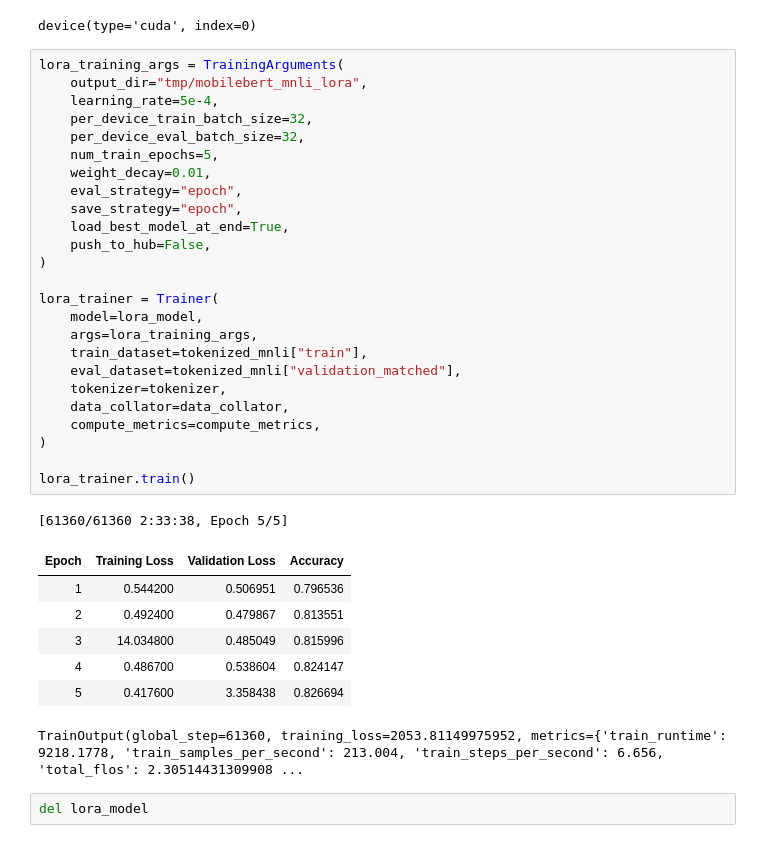
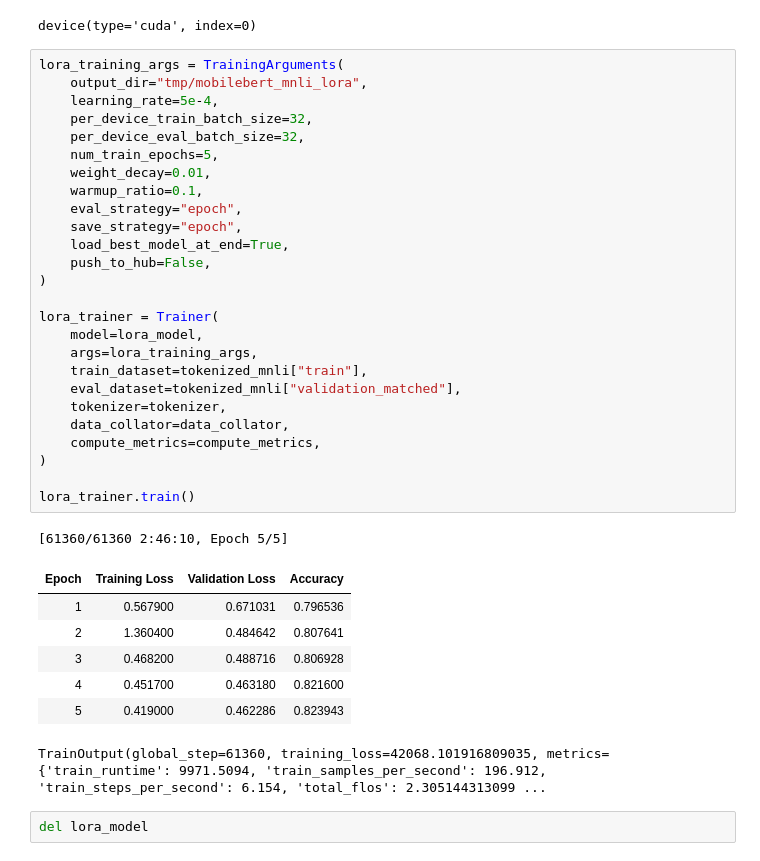
Before and after one commit to rayortigas/_2024-CS230-project, a Jupyter notebook: milestone-mnli.ipynb, the cells around one changed output. Saved outputs shown, nothing was run; the diff lists cells and outputs as text.

Commit message:
Re-train MNLI LoRA 16, but with warmup ratio 0.1. More reasonable convergence/accuracy.

```diff
--- a/milestone-mnli.ipynb
+++ b/milestone-mnli.ipynb
@@ -614,37 +616,38 @@ device(type='cuda', index=0)
 # %%
 lora_training_args = TrainingArguments(
     output_dir="tmp/mobilebert_mnli_lora",
     learning_rate=5e-4,
     per_device_train_batch_size=32,
     per_device_eval_batch_size=32,
     num_train_epochs=5,
     weight_decay=0.01,
+    warmup_ratio=0.1,
     eval_strategy="epoch",
     save_strategy="epoch",
     load_best_model_at_end=True,
     push_to_hub=False,
 )
 
 lora_trainer = Trainer(
     model=lora_model,
     args=lora_training_args,
     train_dataset=tokenized_mnli["train"],
     eval_dataset=tokenized_mnli["validation_matched"],
     tokenizer=tokenizer,
     data_collator=data_collator,
     compute_metrics=compute_metrics,
 )
 
 lora_trainer.train()
 # %% [output]
-[61360/61360 2:33:38, Epoch 5/5]
+[61360/61360 2:46:10, Epoch 5/5]
 | Epoch | Training Loss | Validation Loss | Accuracy |
-| 1 | 0.544200 | 0.506951 | 0.796536 |
-| 2 | 0.492400 | 0.479867 | 0.813551 |
-| 3 | 14.034800 | 0.485049 | 0.815996 |
-| 4 | 0.486700 | 0.538604 | 0.824147 |
-| 5 | 0.417600 | 3.358438 | 0.826694 |
+| 1 | 0.567900 | 0.671031 | 0.796536 |
+| 2 | 1.360400 | 0.484642 | 0.807641 |
+| 3 | 0.468200 | 0.488716 | 0.806928 |
+| 4 | 0.451700 | 0.463180 | 0.821600 |
+| 5 | 0.419000 | 0.462286 | 0.823943 |
-TrainOutput(global_step=61360, training_loss=2053.81149975952, metrics={'train_runtime': 9218.1778, 'train_samples_per_second': 213.004, 'train_steps_per_second': 6.656, 'total_flos': 2.30514431309908 ...
+TrainOutput(global_step=61360, training_loss=42068.101916809035, metrics={'train_runtime': 9971.5094, 'train_samples_per_second': 196.912, 'train_steps_per_second': 6.154, 'total_flos': 2.305144313099 ...
 # %%
 del lora_model
 # %%
```
Also changed, not shown: parts of 2 cells of this notebook, 1 other file.
